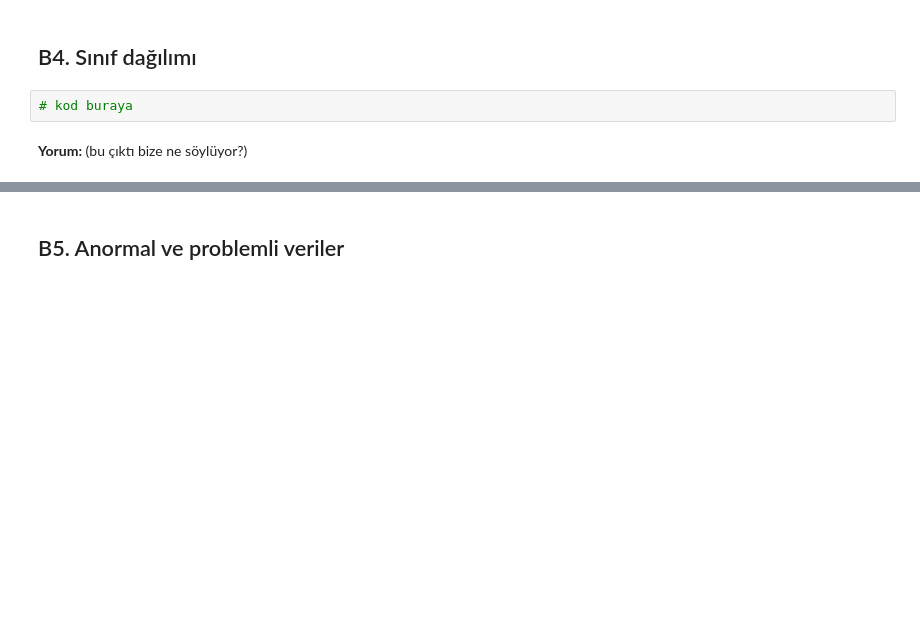
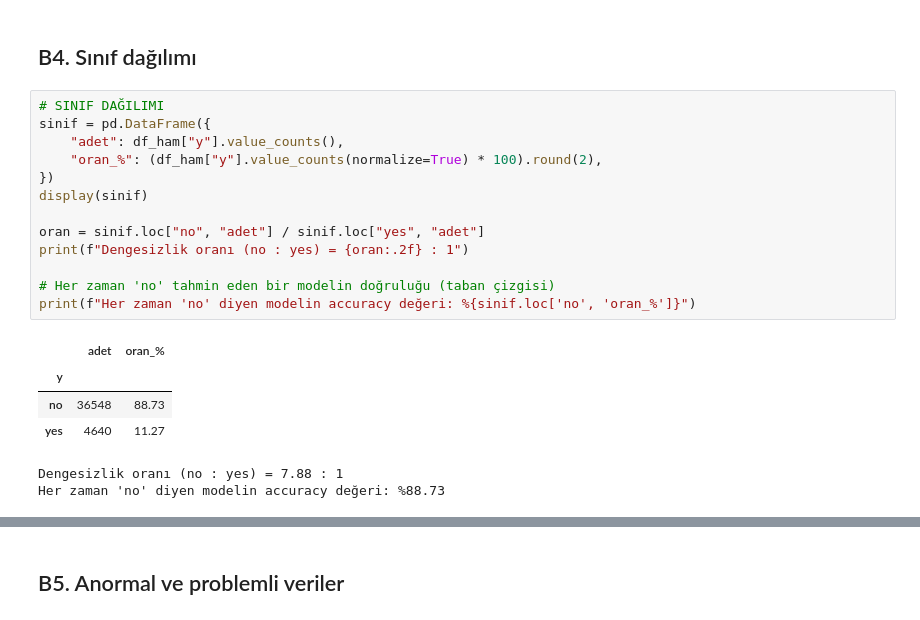
Before and after one commit to zeyneppbaran/ml-proje, a Jupyter notebook: notebooks/01_veri_tanitimi.ipynb, the cells around one changed output, grey strips where cells are left out. Drawn from its saved outputs; the diff is of its cells as text; blank space fills up the shorter version.

```diff
--- a/notebooks/01_veri_tanitimi.ipynb
+++ b/notebooks/01_veri_tanitimi.ipynb
@@ -457,6 +475,22 @@ sozluk
 # %% [markdown]
 ## B4. Sınıf dağılımı
-# %%
-# kod buraya
-# %% [markdown]
-**Yorum:** (bu çıktı bize ne söylüyor?)
+# %%
+# SINIF DAĞILIMI
+sinif = pd.DataFrame({
+    "adet": df_ham["y"].value_counts(),
+    "oran_%": (df_ham["y"].value_counts(normalize=True) * 100).round(2),
+})
+display(sinif)
+
+oran = sinif.loc["no", "adet"] / sinif.loc["yes", "adet"]
+print(f"Dengesizlik oranı (no : yes) = {oran:.2f} : 1")
+
+# Her zaman 'no' tahmin eden bir modelin doğruluğu (taban çizgisi)
+print(f"Her zaman 'no' diyen modelin accuracy değeri: %{sinif.loc['no', 'oran_%']}")
+# %% [output]
+|  | adet | oran_% |
+| y |  |  |
+| no | 36548 | 88.73 |
+| yes | 4640 | 11.27 |
+Dengesizlik oranı (no : yes) = 7.88 : 1
+Her zaman 'no' diyen modelin accuracy değeri: %88.73
```
Also changed, not shown: parts of 12 cells of this notebook.
